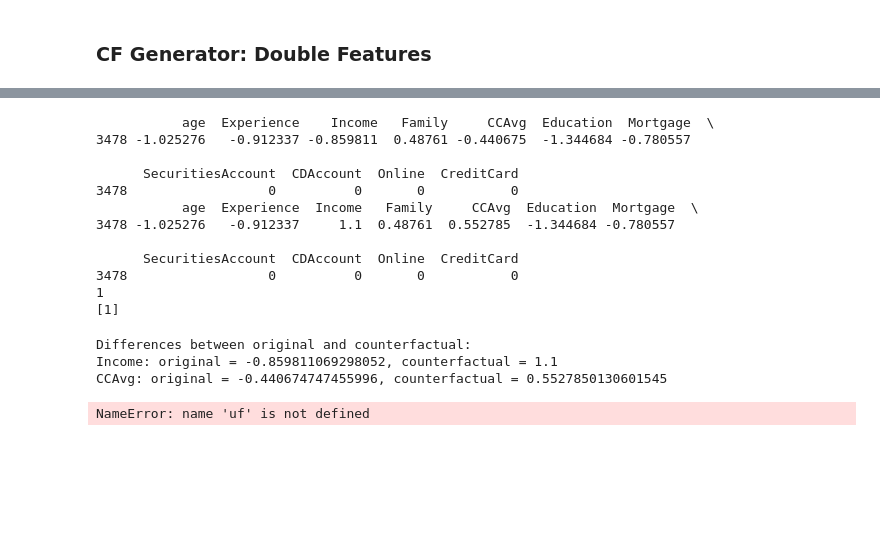
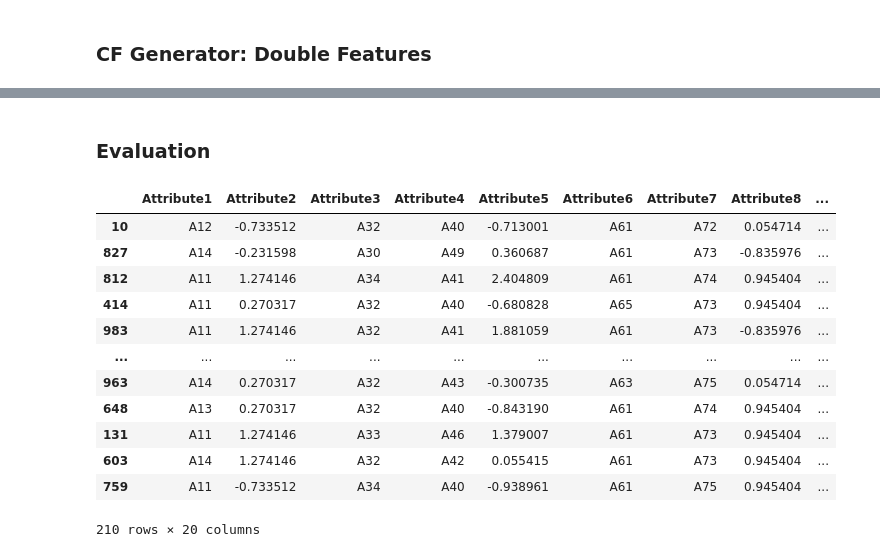
Before and after one commit to Anushka15/cf-enhancement-xai, a Jupyter notebook: notebooks/run_pipeline.ipynb, the cells around one changed output, grey strips where cells are left out. Cells and saved outputs as stored; diff of their text form; code cells hidden in the pictures; blank space fills up the shorter version.

Commit message:
evaluation

```diff
--- a/notebooks/run_pipeline.ipynb
+++ b/notebooks/run_pipeline.ipynb
@@ -514,19 +307,0 @@ print(accuracy_score(y_test,y_pred))
-# %%
-from src.ontology.generate_rules import *
-
-X_train_positive = X_train_num[y_train == 1]
-X_train_negative = X_train_num[y_train == 0]
-positive_profile = summarize_features(X_train_positive)
-positive_profile
-negative_profile = summarize_features(X_train_negative)
-negative_profile
-#p_statistical = extract_statistical_rules(X_train_positive, X_train_raw, num_quantiles=(0.1, 0.9), cat_threshold=0.85)
-p_statistical = extract_statistical_rules(X_train_positive, X_train_num, num_quantiles=(0.1, 0.9), cat_threshold=0.85)
-p_statistical
-p_permutation_imp_top_features = top_features(clf, X_train, y_train, n_repeats=5, random_state=42)
-p_permutation_imp_top_features
-p = combined_features(p_permutation_imp_top_features, p_statistical)
-p_num = {key: value for key, value in p.items() if isinstance(value, tuple)}
-p_cat = {key: value for key, value in p.items() if isinstance(value, str)}
-print(p_num)
-print(p_cat)
@@ -663,40 +308,18 @@ All good: All CFs have prediction == t
-# %%
-print(x)
-print(CFs[0])
-print(t)
-print(f.predict(CFs[0]))
-# %% [output]
-           age  Experience    Income   Family     CCAvg  Education  Mortgage  \
-3478 -1.025276   -0.912337 -0.859811  0.48761 -0.440675  -1.344684 -0.780557
-
-      SecuritiesAccount  CDAccount  Online  CreditCard
-3478                  0          0       0           0
-           age  Experience  Income   Family     CCAvg  Education  Mortgage  \
-3478 -1.025276   -0.912337     1.1  0.48761  0.552785  -1.344684 -0.780557
-
-      SecuritiesAccount  CDAccount  Online  CreditCard
-3478                  0          0       0           0
-1
-[1]
-# %%
-#print("original: ")
-#print(x)
-#print("counterfactual: ")
-#print(z)
-print("Differences between original and counterfactual:")
-
-# Compare x and z for all columns
-differences = (x != CFs[0]).iloc[0]
-
-# Print only the differing columns with their values in x and z
-for col in x.columns[differences]:
-    print(f"{col}: original = {x.iloc[0][col]}, counterfactual = {CFs[0].iloc[0][col]}")
-# %% [output]
-Differences between original and counterfactual:
-Income: original = -0.859811069298052, counterfactual = 1.1
-CCAvg: original = -0.440674747455996, counterfactual = 0.5527850130601545
-# %%
-from src.data.load_data import preprocess_bank
-features, catf, numf, uf, f2change, outcome_label, desired_outcome, nbr_features, protectf, data_lab0, data_lab1 = preprocess_bank(df)
-# %% [output]
-NameError: name 'uf' is not defined
+# %% [markdown]
+### Evaluation
+# %%
+X_train_negative
+# %% [output]
+|  | Attribute1 | Attribute2 | Attribute3 | Attribute4 | Attribute5 | Attribute6 | Attribute7 | Attribute8 | ... |
+| 10 | A12 | -0.733512 | A32 | A40 | -0.713001 | A61 | A72 | 0.054714 | ... |
+| 827 | A14 | -0.231598 | A30 | A49 | 0.360687 | A61 | A73 | -0.835976 | ... |
+| 812 | A11 | 1.274146 | A34 | A41 | 2.404809 | A61 | A74 | 0.945404 | ... |
+| 414 | A11 | 0.270317 | A32 | A40 | -0.680828 | A65 | A73 | 0.945404 | ... |
+| 983 | A11 | 1.274146 | A32 | A41 | 1.881059 | A61 | A73 | -0.835976 | ... |
+| ... | ... | ... | ... | ... | ... | ... | ... | ... | ... |
+| 963 | A14 | 0.270317 | A32 | A43 | -0.300735 | A63 | A75 | 0.054714 | ... |
+| 648 | A13 | 0.270317 | A32 | A40 | -0.843190 | A61 | A74 | 0.945404 | ... |
+| 131 | A11 | 1.274146 | A33 | A46 | 1.379007 | A61 | A73 | 0.945404 | ... |
+| 603 | A14 | 1.274146 | A32 | A42 | 0.055415 | A61 | A73 | 0.945404 | ... |
+| 759 | A11 | -0.733512 | A34 | A40 | -0.938961 | A61 | A75 | 0.945404 | ... |
+210 rows × 20 columns
```
Also changed, not shown: parts of 49 cells of this notebook, 3 other files.
